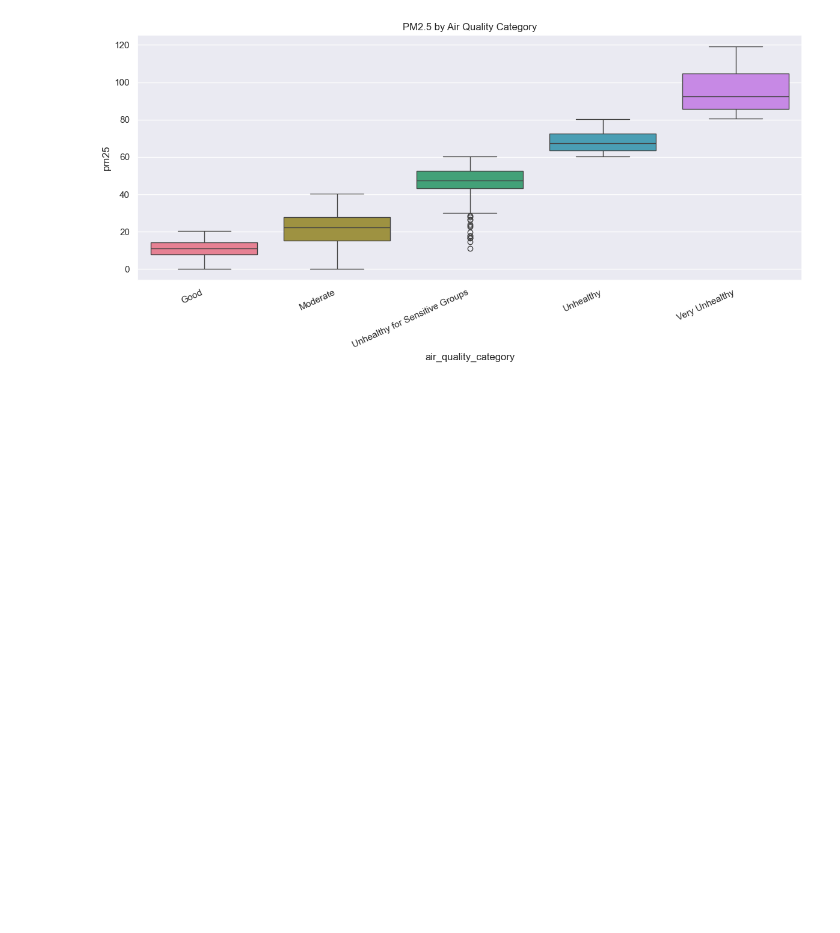
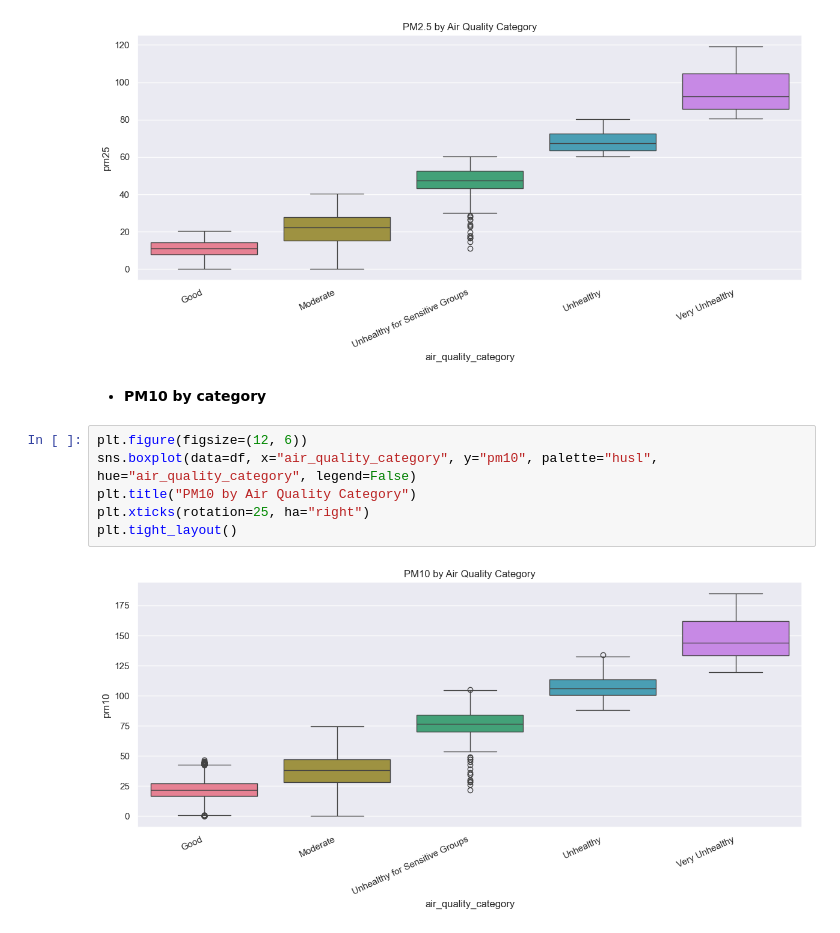
Before and after one commit to geershatisaxena/AQI-Data-Analysis, a Jupyter notebook: air quality.ipynb, the cells around one changed output. Cells and saved outputs as stored; diff of their text form; blank space fills up the shorter version.

```diff
--- a/air quality.ipynb
+++ b/air quality.ipynb
@@ -1150,3 +1150,13 @@ plt.xticks(rotation=25, ha="right")
 plt.tight_layout()
 # %% [output]
 [figure]
+# %% [markdown]
+- **PM10 by category**
+# %%
+plt.figure(figsize=(12, 6))
+sns.boxplot(data=df, x="air_quality_category", y="pm10", palette="husl", hue="air_quality_category", legend=False)
+plt.title("PM10 by Air Quality Category")
+plt.xticks(rotation=25, ha="right")
+plt.tight_layout()
+# %% [output]
+[figure, added]
```
